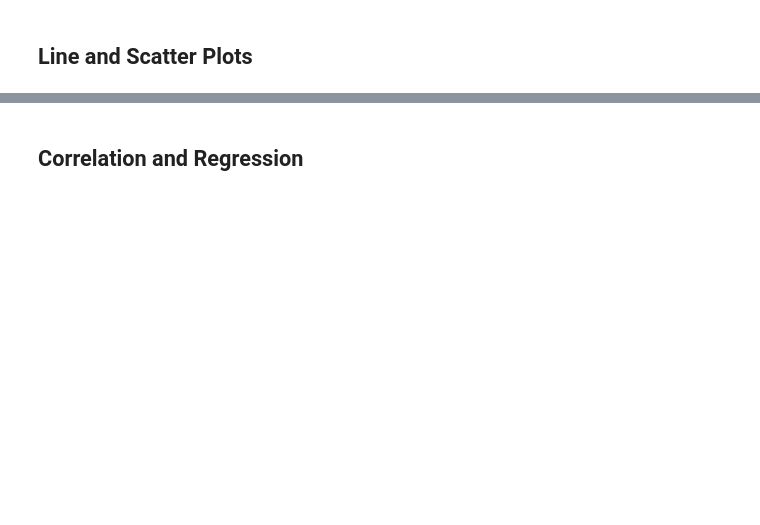
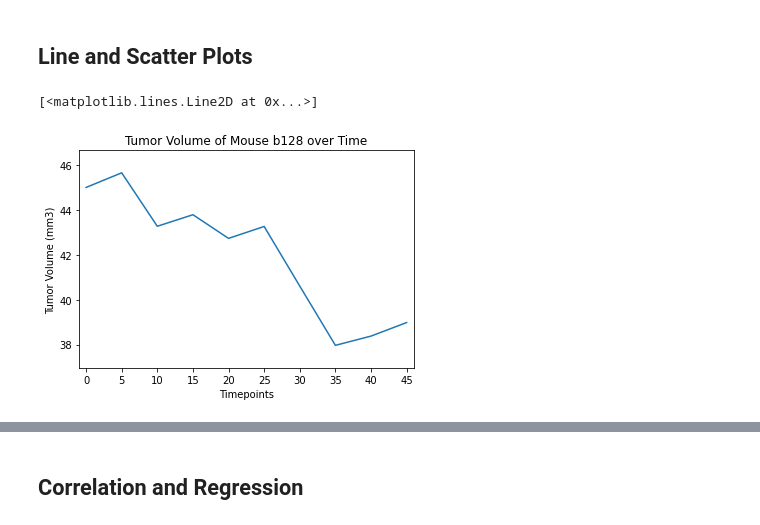
Before and after one commit to apfleegor/matplotlib-challenge, a Jupyter notebook: Pymaceuticals/pymaceuticals_starter.ipynb, the cells around one changed output, grey strips where cells are left out. Cells and saved outputs as stored; diff of their text form; code cells hidden in the pictures; blank space fills up the shorter version.

Commit message:
finished code, but need to clean it up

```diff
--- a/Pymaceuticals/pymaceuticals_starter.ipynb
+++ b/Pymaceuticals/pymaceuticals_starter.ipynb
@@ -319,0 +331,21 @@ outliers
+# %%
+# Generate a line plot of tumor volume vs. time point for a mouse treated with Capomulin
+capomulin = clean_mice_df.loc[clean_mice_df['Drug Regimen'] == 'Capomulin']
+mouse = capomulin.sample(n=1, random_state=22)['Mouse ID'].to_list()
+
+mouse_over_time = capomulin.loc[capomulin['Mouse ID'] == mouse[0]]
+mouse_tumor_vol = mouse_over_time['Tumor Volume (mm3)'].to_list()
+mouse_timepoint = mouse_over_time['Timepoint'].to_list()
+
+plt.title("Tumor Volume of Mouse " + mouse[0] + " over Time")
+plt.xlabel("Timepoints")
+plt.ylabel("Tumor Volume (mm3)")
+plt.xticks(np.arange(min(mouse_timepoint), max(mouse_timepoint)+1, 5.0))
+plt.xlim(-1, 46)
+plt.ylim(min(mouse_tumor_vol)-1, max(mouse_tumor_vol)+1)
+plt.plot(mouse_timepoint, mouse_tumor_vol)
+
+plt.show()
+# %% [output]
+[<matplotlib.lines.Line2D at 0x...>]
+[figure, added]
```
Also changed, not shown: parts of 24 cells of this notebook.
